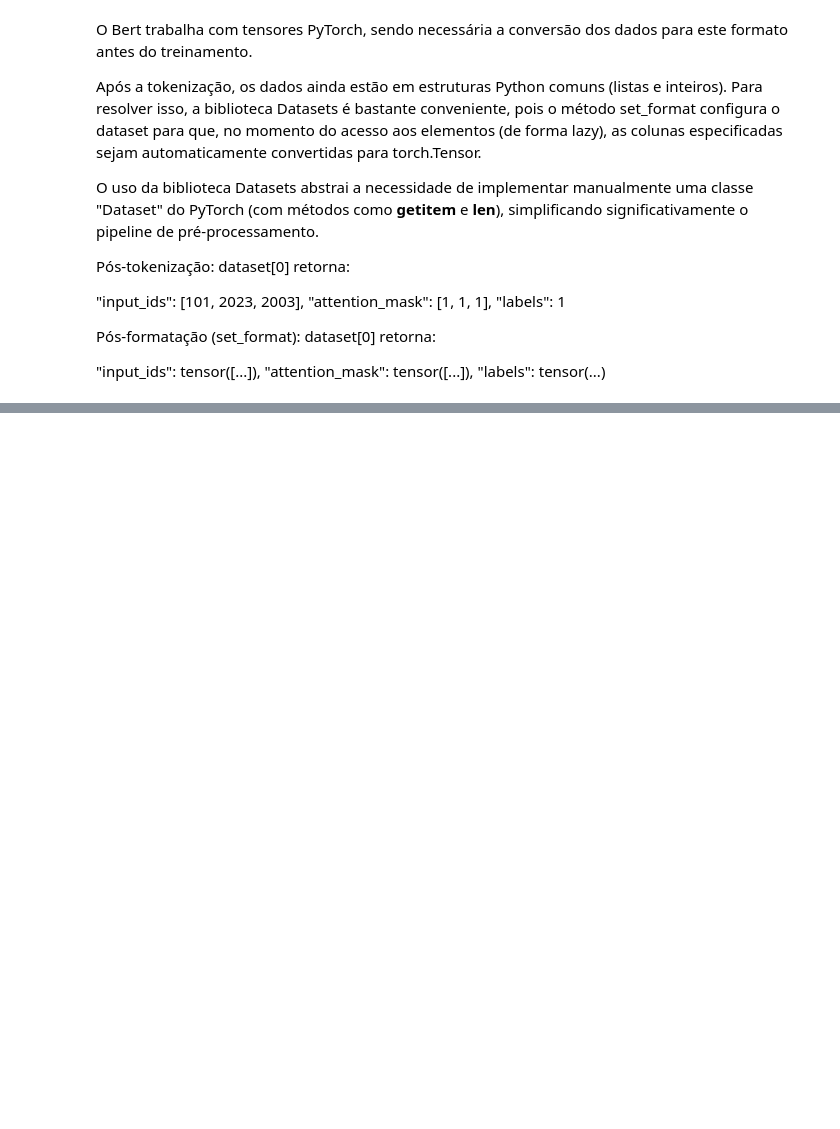
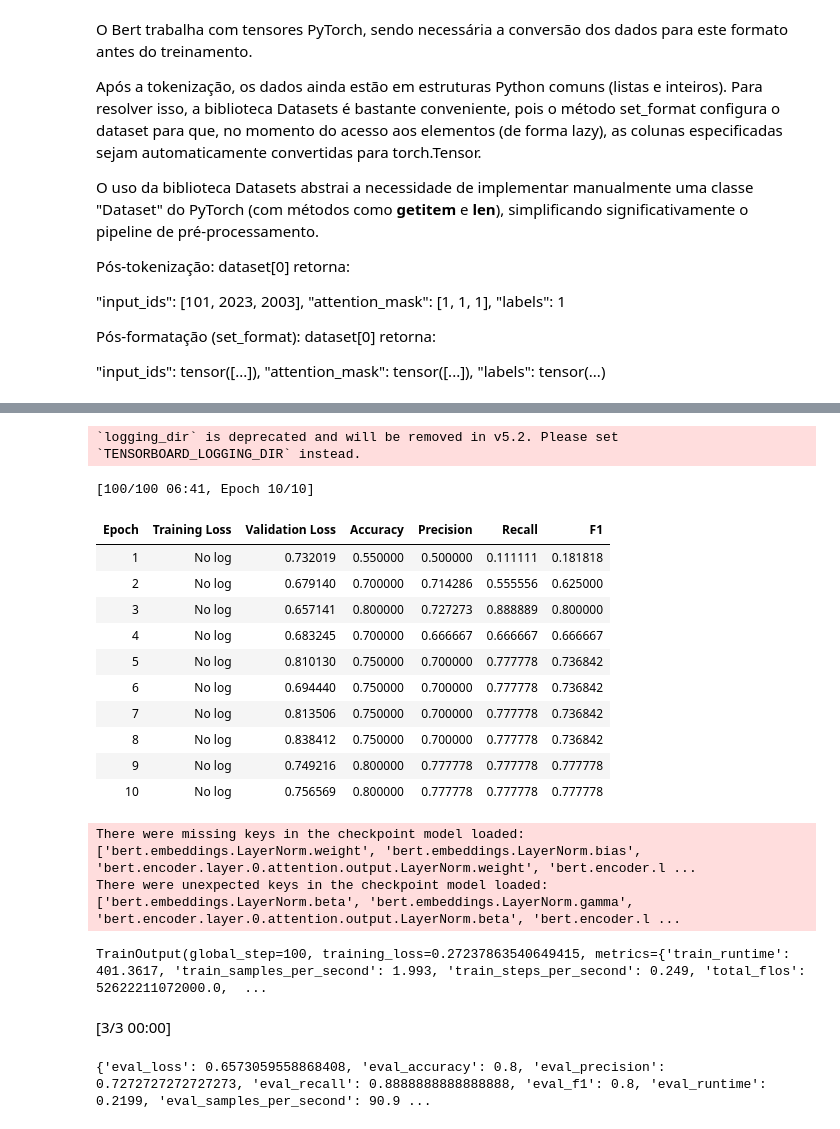
Before and after one commit to caiocardosost/RiftSense, a Jupyter notebook: notebooks/Classificador/RiftSense_BERTimbau.ipynb, the cells around one changed output, grey strips where cells are left out. Saved outputs shown, nothing was run; the diff lists cells and outputs as text; code cells hidden in the pictures; blank space fills up the shorter version.

Commit message:
Update model: Implement Trainer and metrics eval

```diff
--- a/notebooks/Classificador/RiftSense_BERTimbau.ipynb
+++ b/notebooks/Classificador/RiftSense_BERTimbau.ipynb
@@ -170,5 +170,5 @@ tokenizer = BertTokenizer.from_pretrained("neuralmind/bert-base-portuguese-cased
 
 #Modelo: BERT + Camada de classificação
 #num_labels corresponde ao numero de classes do modelo (Conflito/não conflito)
-model = BertForSequenceClassification.from_pretrained("neuralmind/bert-base-portuguese-cased", num_labels = 2)
+model = BertForSequenceClassification.from_pretrained("neuralmind/bert-base-portuguese-cased", num_labels = 2, problem_type="single_label_classification")
 # %% [output]
@@ -213,6 +206,7 @@ To: /content/cloroquina_replys.csv
 #carregando o dataset
 df = pd.read_csv ("cloroquina_replys.csv")
 df = df.iloc[:100]
+df['Conflict'] = df['Conflict'].astype(int) #convertendo valores para inteiros
 df = df[df['Conflict'] != -1] #eliminando indeterminados
 df.shape
 # %% [output]
@@ -353,0 +394,53 @@ test_dataset.set_format(
+# %%
+#Training arguments
+training_args = TrainingArguments(
+    output_dir="./results",
+    eval_strategy="epoch",
+    save_strategy="epoch",
+    learning_rate=5e-5,
+    per_device_train_batch_size=8,
+    per_device_eval_batch_size=8,
+    num_train_epochs=10,
+    weight_decay=0.01,
+    logging_dir="./logs",
+    load_best_model_at_end=True,
+    metric_for_best_model="f1"
+)
+# %% [output]
+`logging_dir` is deprecated and will be removed in v5.2. Please set `TENSORBOARD_LOGGING_DIR` instead.
+# %%
+# Trainer
+trainer = Trainer(
+    model=model,
+    args=training_args,
+    train_dataset=train_dataset,
+    eval_dataset=test_dataset,
+    compute_metrics=compute_metrics
+)
+# %%
+# Treinando:
+trainer.train()
+# %% [output]
+[100/100 06:41, Epoch 10/10]
+| Epoch | Training Loss | Validation Loss | Accuracy | Precision | Recall | F1 |
+| 1 | No log | 0.732019 | 0.550000 | 0.500000 | 0.111111 | 0.181818 |
+| 2 | No log | 0.679140 | 0.700000 | 0.714286 | 0.555556 | 0.625000 |
+| 3 | No log | 0.657141 | 0.800000 | 0.727273 | 0.888889 | 0.800000 |
+| 4 | No log | 0.683245 | 0.700000 | 0.666667 | 0.666667 | 0.666667 |
+| 5 | No log | 0.810130 | 0.750000 | 0.700000 | 0.777778 | 0.736842 |
+| 6 | No log | 0.694440 | 0.750000 | 0.700000 | 0.777778 | 0.736842 |
+| 7 | No log | 0.813506 | 0.750000 | 0.700000 | 0.777778 | 0.736842 |
+| 8 | No log | 0.838412 | 0.750000 | 0.700000 | 0.777778 | 0.736842 |
+| 9 | No log | 0.749216 | 0.800000 | 0.777778 | 0.777778 | 0.777778 |
+| 10 | No log | 0.756569 | 0.800000 | 0.777778 | 0.777778 | 0.777778 |
+There were missing keys in the checkpoint model loaded: ['bert.embeddings.LayerNorm.weight', 'bert.embeddings.LayerNorm.bias', 'bert.encoder.layer.0.attention.output.LayerNorm.weight', 'bert.encoder.l ...
+There were unexpected keys in the checkpoint model loaded: ['bert.embeddings.LayerNorm.beta', 'bert.embeddings.LayerNorm.gamma', 'bert.encoder.layer.0.attention.output.LayerNorm.beta', 'bert.encoder.l ...
+TrainOutput(global_step=100, training_loss=0.27237863540649415, metrics={'train_runtime': 401.3617, 'train_samples_per_second': 1.993, 'train_steps_per_second': 0.249, 'total_flos': 52622211072000.0,  ...
+# %%
+# avaliando
+results = trainer.evaluate()
+
+print(results)
+# %% [output]
+[3/3 00:00]
+{'eval_loss': 0.6573059558868408, 'eval_accuracy': 0.8, 'eval_precision': 0.7272727272727273, 'eval_recall': 0.8888888888888888, 'eval_f1': 0.8, 'eval_runtime': 0.2199, 'eval_samples_per_second': 90.9 ...
```
Also changed, not shown: parts of 8 cells of this notebook.
